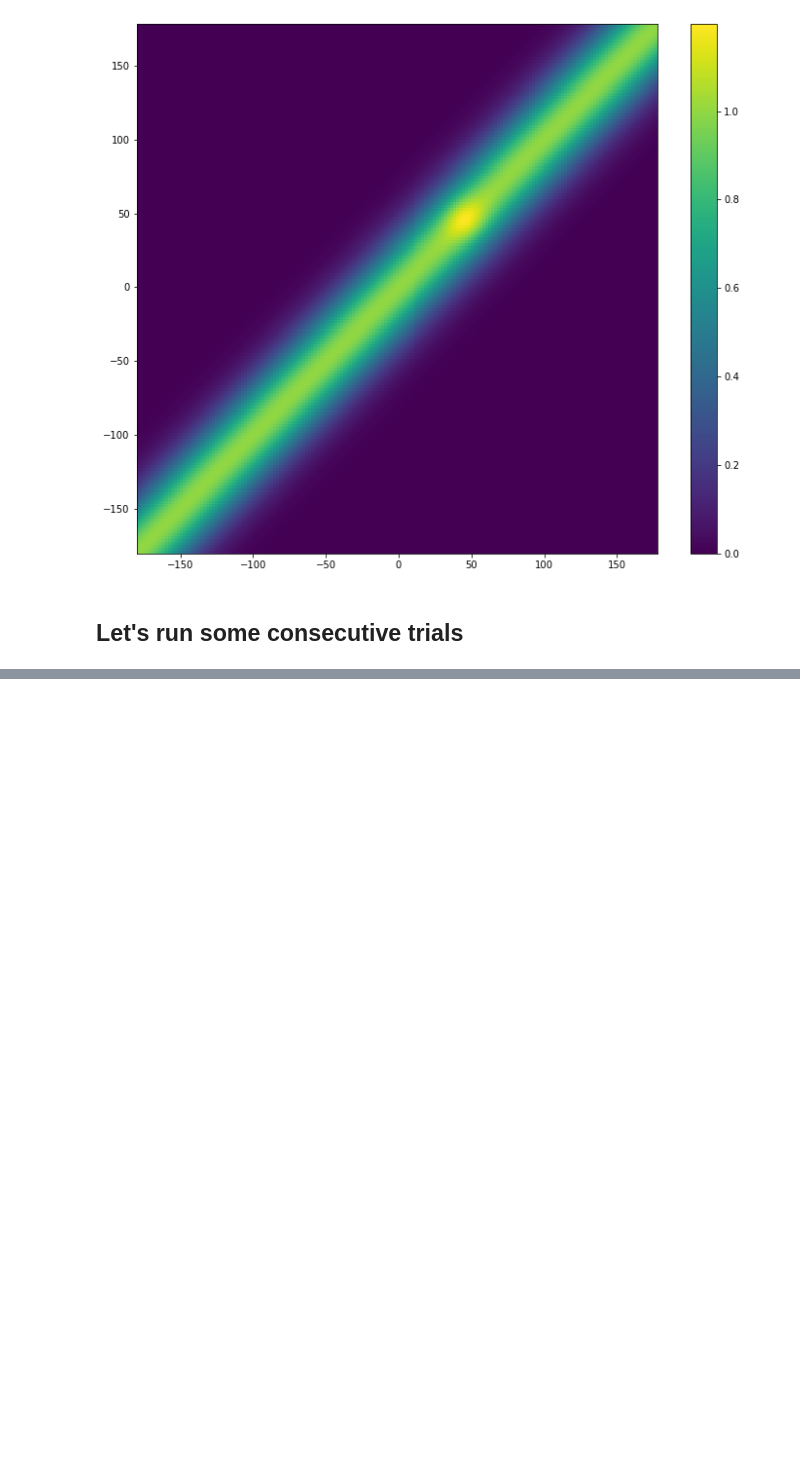
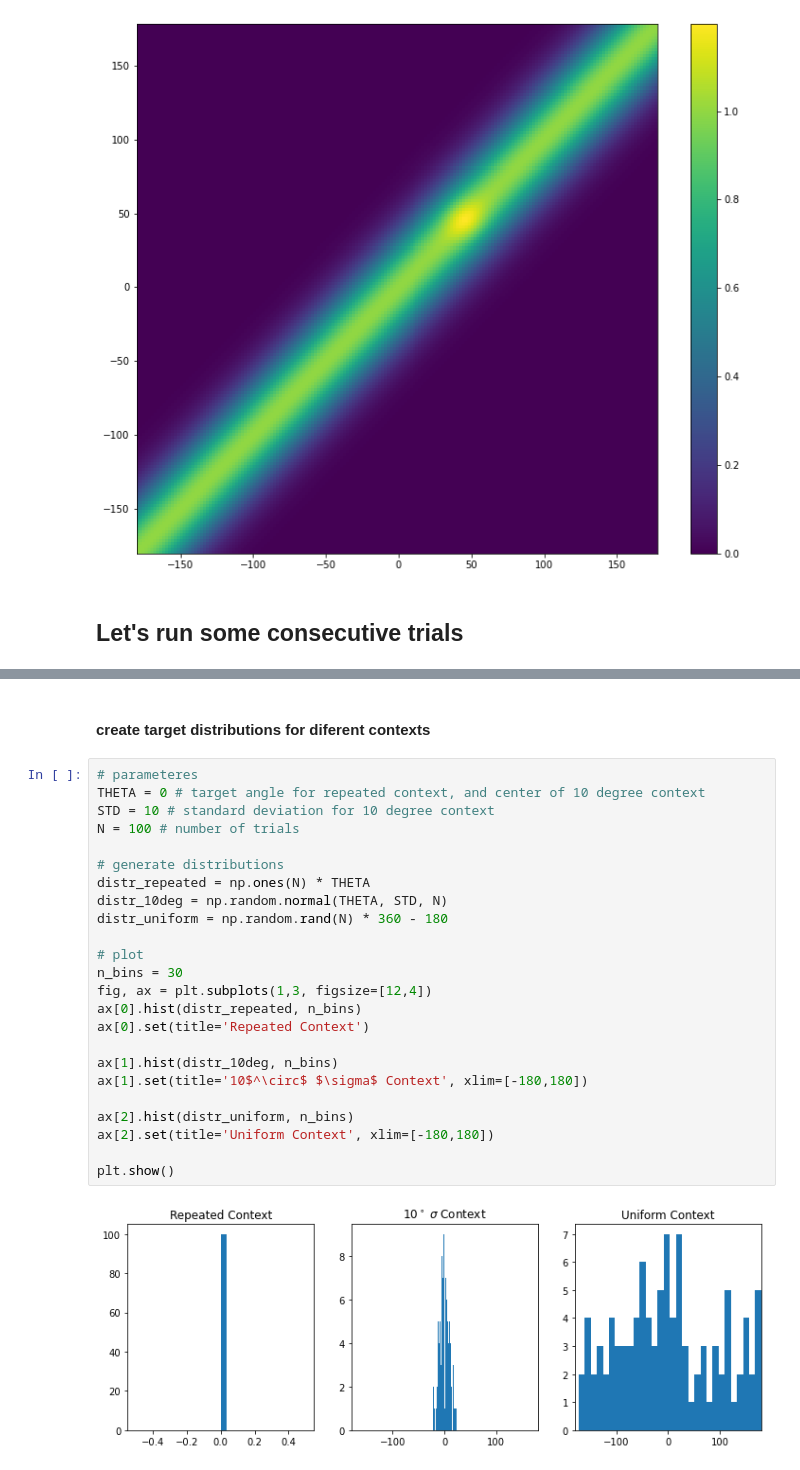
Before and after one commit to mwprestonjr/verstynen_2011_rpl, a Jupyter notebook: notebooks/verstynen_2011.ipynb, the cells around one changed output, grey strips where cells are left out. Saved outputs shown, nothing was run; the diff lists cells and outputs as text; blank space fills up the shorter version.

Commit message:
create target distributions (fig 1)

```diff
--- a/notebooks/verstynen_2011.ipynb
+++ b/notebooks/verstynen_2011.ipynb
@@ -354,3 +356,31 @@ plt.show()
 # %% [output]
 [figure]
 [figure]
+# %% [markdown]
+#### create target distributions for diferent contexts
+# %%
+# parameteres
+THETA = 0 # target angle for repeated context, and center of 10 degree context
+STD = 10 # standard deviation for 10 degree context
+N = 100 # number of trials
+
+# generate distributions
+distr_repeated = np.ones(N) * THETA
+distr_10deg = np.random.normal(THETA, STD, N)
+distr_uniform = np.random.rand(N) * 360 - 180
+
+# plot
+n_bins = 30
+fig, ax = plt.subplots(1,3, figsize=[12,4])
+ax[0].hist(distr_repeated, n_bins)
+ax[0].set(title='Repeated Context')
+
+ax[1].hist(distr_10deg, n_bins)
+ax[1].set(title='10$^\circ$ $\sigma$ Context', xlim=[-180,180])
+
+ax[2].hist(distr_uniform, n_bins)
+ax[2].set(title='Uniform Context', xlim=[-180,180])
+
+plt.show()
+# %% [output]
+[figure, added]
```
Also changed, not shown: parts of 1 cell of this notebook.
